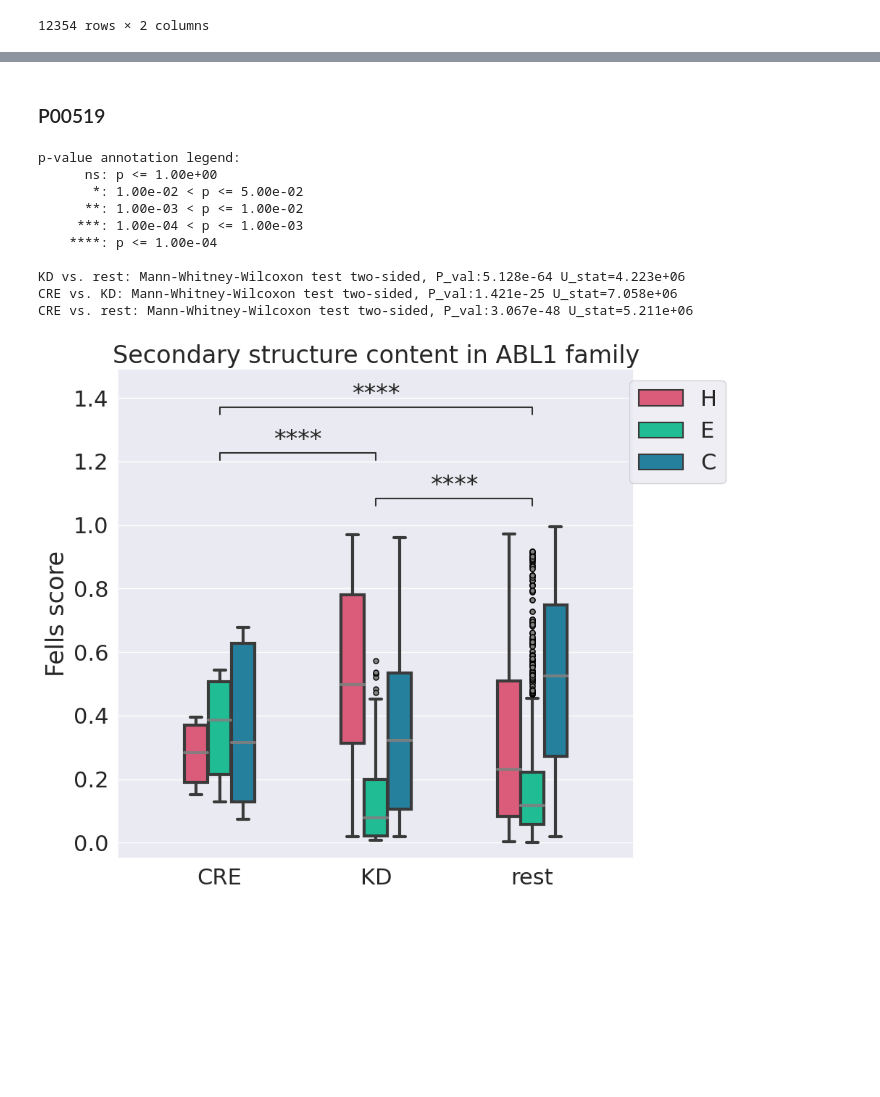
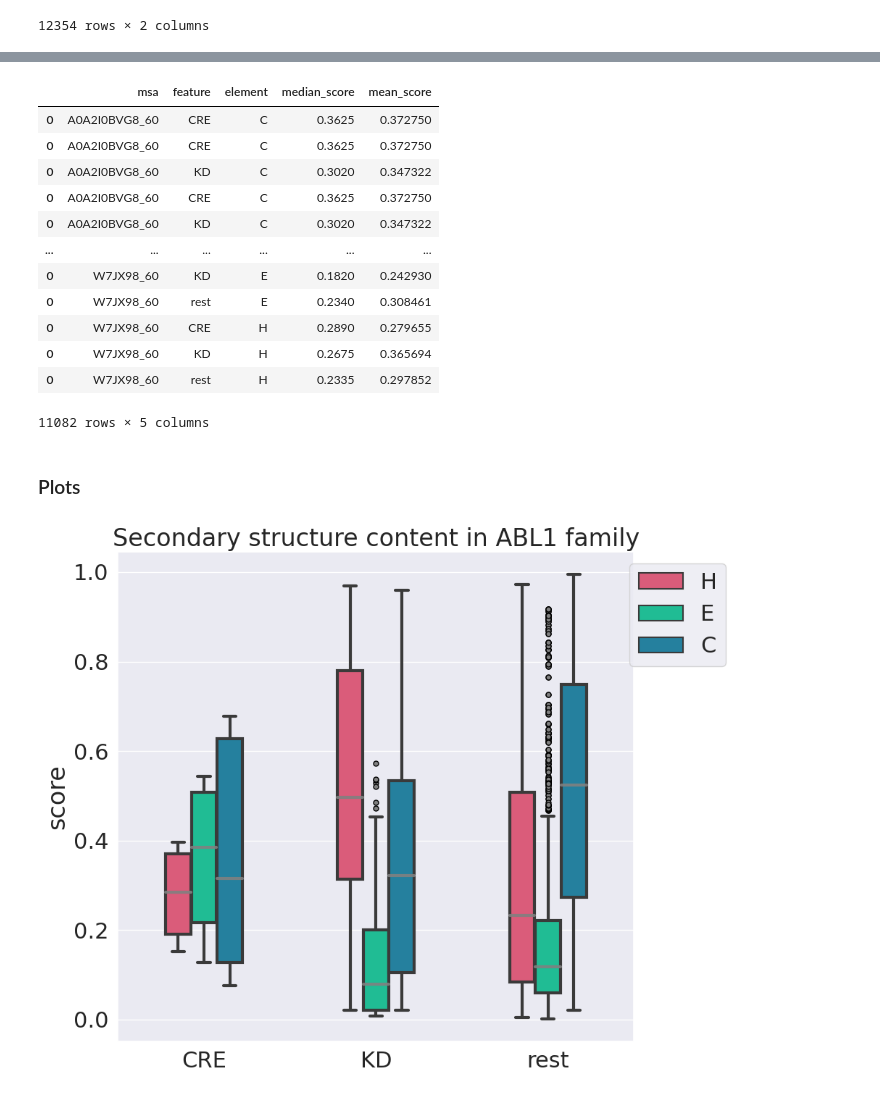
Before and after one commit to alvaro-2/cis-reg, a Jupyter notebook: scripts/paper_figures.ipynb, the cells around one changed output, grey strips where cells are left out. Saved outputs shown, nothing was run; the diff lists cells and outputs as text; code cells hidden in the pictures; blank space fills up the shorter version.

```diff
--- a/scripts/paper_figures.ipynb
+++ b/scripts/paper_figures.ipynb
@@ -152,0 +159,3 @@ plt.show()
+# %%
+abl1_family_pdbs_sorted = to_calculate[to_calculate.msa == "P00519_60"][['pdb', 'pdb_start_cre', 'pdb_end_cre', 'pdb_start_kd', 'pdb_end_kd']].drop_duplicates().sort_values('pdb_start_kd')
+abl1_family_pdbs_sorted["model"]
@@ -153,3 +184,7 @@ plt.show()
+# %%
+with open('../datasets/abl1_family_pdbs.txt', "w") as f:
+    for i in abl1_family_pdbs_sorted.pdb.unique():
+        f.write(i + " ")
 # %%
 plot_distances(msa_name= "P36888_60", title= "Interatomic distances in FLT3 family", out= '../plots/paper/flt3_distances_plot')
 # %% [output]
@@ -915,10 +975,25 @@ for msa, df in scores_df.groupby('msa'):
     # plt.tight_layout()
     # plt.savefig(f'../plots/secondary_structure/by_msa/{msa}.png', dpi= 200)
     # plt.show()
+# %%
+summary
+# %% [output]
+|  | msa | feature | element | median_score | mean_score |
+| 0 | A0A2I0BVG8_60 | CRE | C | 0.3625 | 0.372750 |
+| 0 | A0A2I0BVG8_60 | CRE | C | 0.3625 | 0.372750 |
+| 0 | A0A2I0BVG8_60 | KD | C | 0.3020 | 0.347322 |
+| 0 | A0A2I0BVG8_60 | CRE | C | 0.3625 | 0.372750 |
+| 0 | A0A2I0BVG8_60 | KD | C | 0.3020 | 0.347322 |
+| ... | ... | ... | ... | ... | ... |
+| 0 | W7JX98_60 | KD | E | 0.1820 | 0.242930 |
+| 0 | W7JX98_60 | rest | E | 0.2340 | 0.308461 |
+| 0 | W7JX98_60 | CRE | H | 0.2890 | 0.279655 |
+| 0 | W7JX98_60 | KD | H | 0.2675 | 0.365694 |
+| 0 | W7JX98_60 | rest | H | 0.2335 | 0.297852 |
+11082 rows × 5 columns
 # %% [markdown]
-### P00519
+### Plots
 # %%
-
 def plot_ss(msa_name, title, stats= False, out= None):
 
     df = scores_df[scores_df.msa == msa_name]
@@ -961,17 +1036,17 @@ def plot_ss(msa_name, title, stats= False, out= None):
     flierprops = dict(marker='o', markerfacecolor='gray', markersize= 5,  markeredgecolor='black')
     ax = sns.boxplot(data= df_scores, x= 'feature', y= 'score', hue= 'element', order= ['CRE', 'KD', 'rest'], width= 0.45, linewidth= 3, medianprops=dict(color="gray", alpha=0.9), palette= colors, flierprops= flierprops) # , showmeans= True, meanline= True , notch= True , showmeans= True, meanline= True
 
-    # Combinations to compare
-    comb = combinations(df_scores.feature.unique(), 2)
-    pairs = [ i for i in comb ]
+    # # Combinations to compare
+    # comb = combinations(df_scores.feature.unique(), 2)
+    # pairs = [ i for i in comb ]
 
-    annotator = Annotator(ax= ax, pairs= pairs, data= summary, x= 'feature', y= 'median_score')
-    annotator.configure(test= 'Mann-Whitney', text_format='star')
-    annotator.apply_and_annotate()
+    # annotator = Annotator(ax= ax, pairs= pairs, data= df_scores, x= 'feature', y= 'score')
+    # annotator.configure(test= 'Mann-Whitney', text_format='star')
+    # annotator.apply_and_annotate()
 
     plt.rcParams['font.size'] = 16
     plt.title(title)
-    plt.ylabel("Fells score")
+    plt.ylabel("score")
     plt.xlabel("")
     plt.legend(loc= 1, bbox_to_anchor=(1.20, 1))
     plt.tight_layout()
@@ -981,16 +1056,6 @@ def plot_ss(msa_name, title, stats= False, out= None):
         plt.savefig(f'{out}.png', dpi= 300)
     plt.show()
 # %%
-plot_ss(msa_name= "P00519_60", title= "Secondary structure content in ABL1 family")
+plot_ss(msa_name= "P00519_60", title= "Secondary structure content in ABL1 family", out= '../plots/paper/abl1_secondary_structure')
 # %% [output]
-p-value annotation legend:
-      ns: p <= 1.00e+00
-       *: 1.00e-02 < p <= 5.00e-02
-      **: 1.00e-03 < p <= 1.00e-02
-     ***: 1.00e-04 < p <= 1.00e-03
-    ****: p <= 1.00e-04
-
-KD vs. rest: Mann-Whitney-Wilcoxon test two-sided, P_val:5.128e-64 U_stat=4.223e+06
-CRE vs. KD: Mann-Whitney-Wilcoxon test two-sided, P_val:1.421e-25 U_stat=7.058e+06
-CRE vs. rest: Mann-Whitney-Wilcoxon test two-sided, P_val:3.067e-48 U_stat=5.211e+06
-[figure, old version]
+[figure, new version]
```
Also changed, not shown: parts of 39 cells of this notebook, 4 other files.
